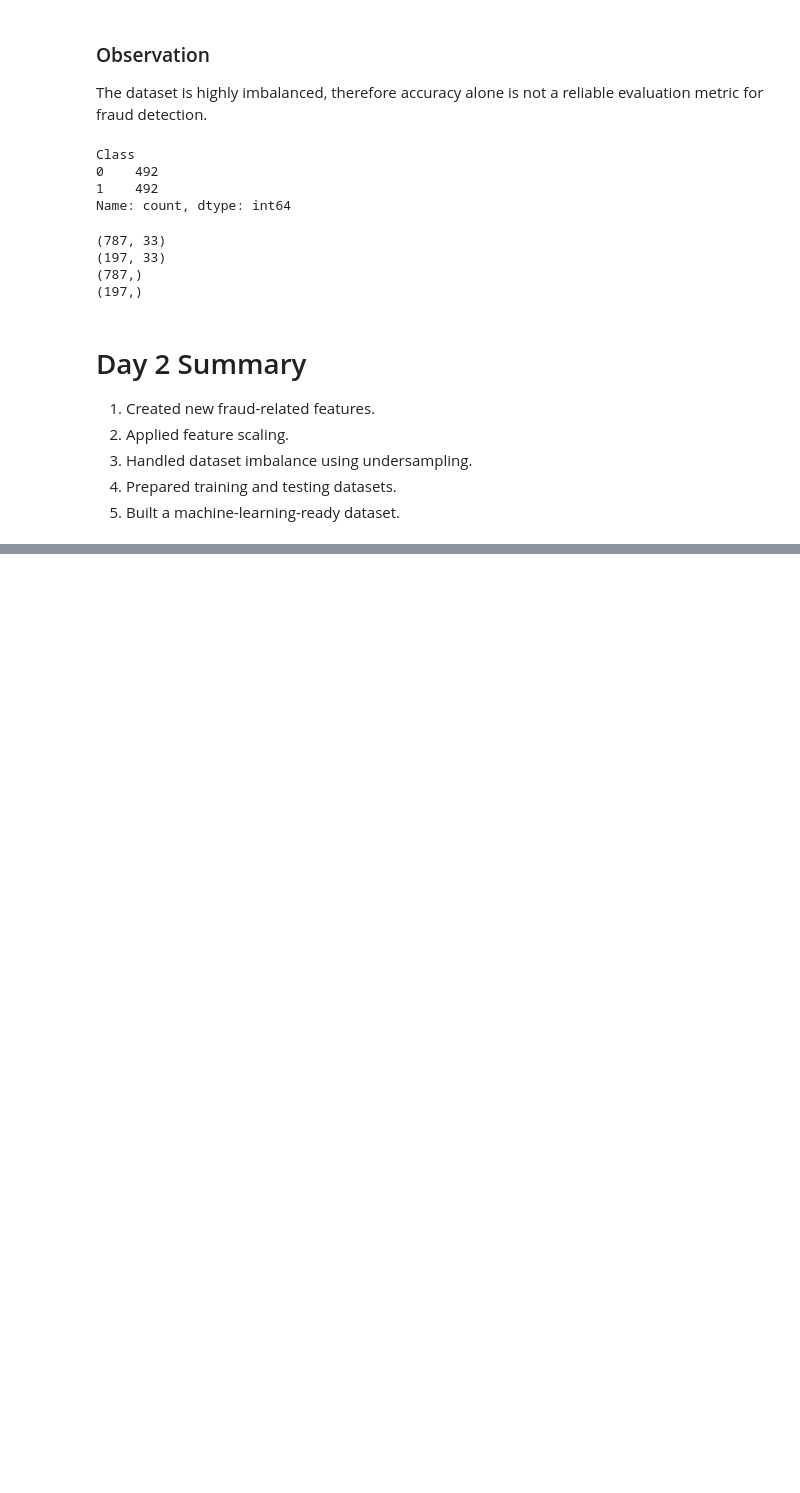
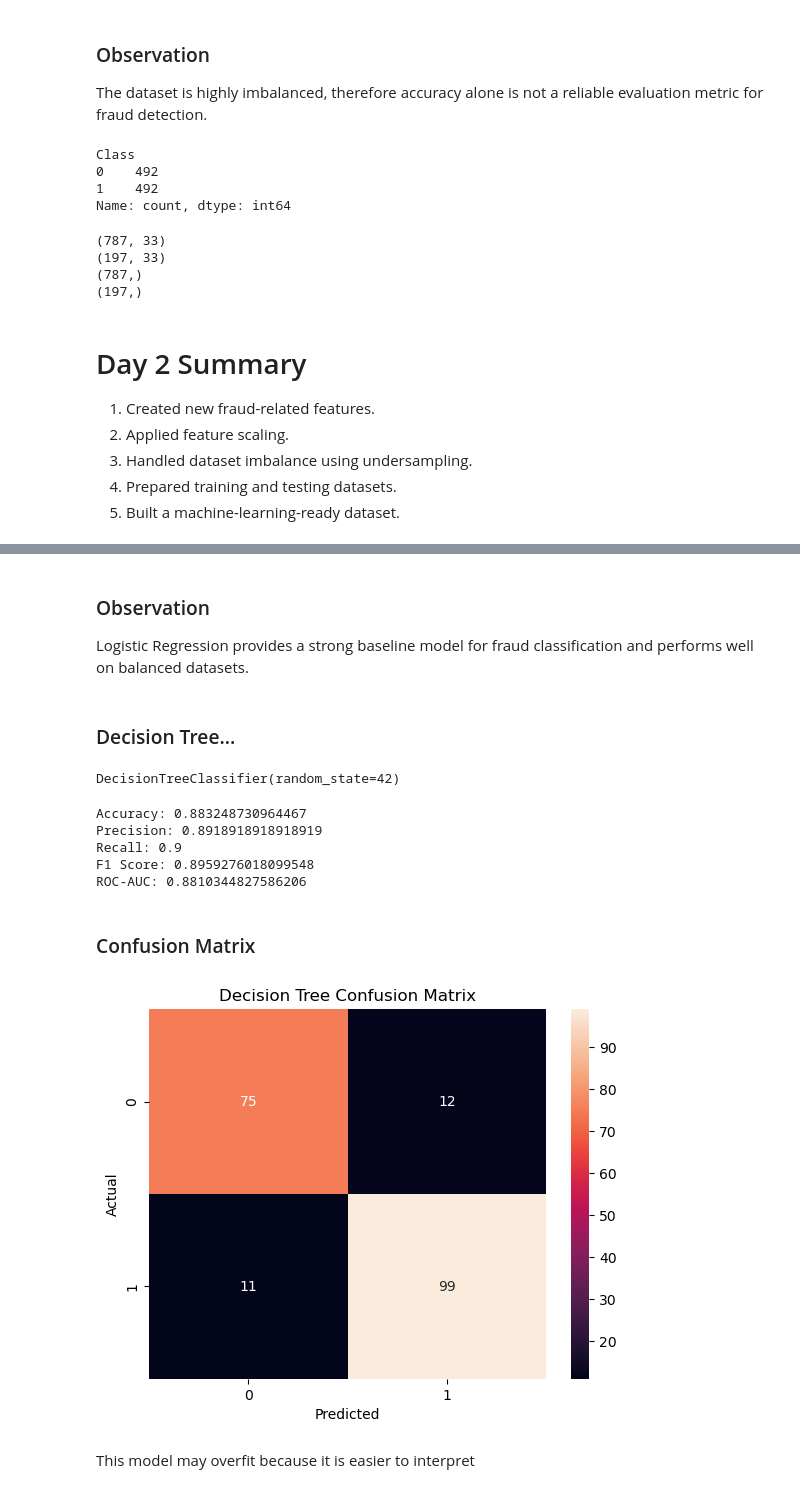
Before and after one commit to vumang44-data/Fraud_detection, a Jupyter notebook: Fraud_Detection_Day1.ipynb, the cells around one changed output, grey strips where cells are left out. Drawn from its saved outputs; the diff is of its cells as text; code cells hidden in the pictures; blank space fills up the shorter version.

```diff
--- a/Fraud_Detection_Day1.ipynb
+++ b/Fraud_Detection_Day1.ipynb
@@ -427,0 +508,42 @@ print(y_test.shape)
+# %% [markdown]
+### Observation
+Logistic Regression provides a strong baseline model for fraud classification and performs well on balanced datasets.
+# %% [markdown]
+### Decision Tree...
+# %%
+dt_model = DecisionTreeClassifier(random_state=42)
+
+dt_model.fit(X_train, y_train)
+# %% [output]
+DecisionTreeClassifier(random_state=42)
+# %%
+dt_pred = dt_model.predict(X_test)
+# %%
+print("Accuracy:", accuracy_score(y_test, dt_pred))
+print("Precision:", precision_score(y_test, dt_pred))
+print("Recall:", recall_score(y_test, dt_pred))
+print("F1 Score:", f1_score(y_test, dt_pred))
+print("ROC-AUC:", roc_auc_score(y_test, dt_pred))
+# %% [output]
+Accuracy: 0.883248730964467
+Precision: 0.8918918918918919
+Recall: 0.9
+F1 Score: 0.8959276018099548
+ROC-AUC: 0.8810344827586206
+# %% [markdown]
+### Confusion Matrix
+# %%
+cm = confusion_matrix(y_test, dt_pred)
+
+sns.heatmap(cm, annot=True, fmt='d')
+
+plt.title("Decision Tree Confusion Matrix")
+
+plt.xlabel("Predicted")
+plt.ylabel("Actual")
+
+plt.show()
+# %% [output]
+[figure, added]
+# %% [markdown]
+This model may overfit because it is easier to interpret
```
Also changed, not shown: parts of 21 cells of this notebook, 1 other file.
